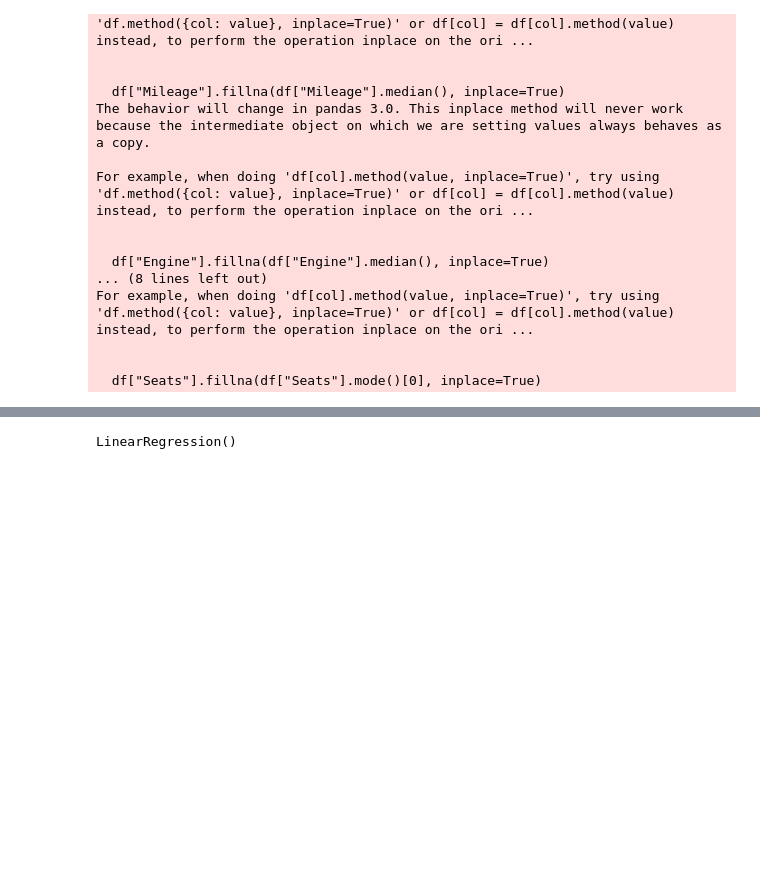
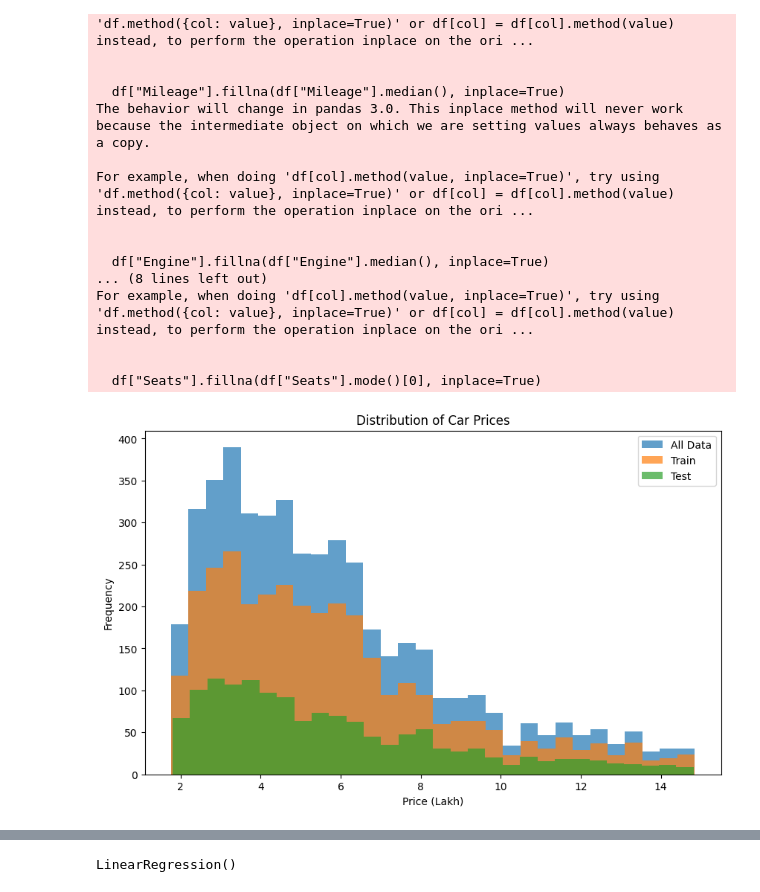
Before and after one commit to IEEE-Galala-University-Student-Branch/Technical-Repo-24-25, a Jupyter notebook: 5) Machine Learning Workshop/Tasks/Task 1/Sollution code.ipynb, the cells around one changed output, grey strips where cells are left out. Cells and saved outputs as stored; diff of their text form; code cells hidden in the pictures; blank space fills up the shorter version.

```diff
--- a/5) Machine Learning Workshop/Tasks/Task 1/Sollution code.ipynb
+++ b/5) Machine Learning Workshop/Tasks/Task 1/Sollution code.ipynb
@@ -119,3 +164,15 @@ y = df["Price"]
 X = X[(y < 1.5 * y.quantile(0.75)) & (y > 0.5 * y.quantile(0.25))]
 y = y[(y < 1.5 * y.quantile(0.75)) & (y > 0.5 * y.quantile(0.25))]
 X_train, X_test, y_train, y_test = train_test_split(X, y, test_size=0.3, random_state=42)
+# %%
+plt.figure(figsize=(10, 6))
+plt.hist(y, bins=30, alpha=0.7, label='All Data')
+plt.hist(y_train, bins=30, alpha=0.7, label='Train')
+plt.hist(y_test, bins=30, alpha=0.7, label='Test')
+plt.xlabel('Price')
+plt.ylabel('Frequency')
+plt.title('Distribution of Car Prices')
+plt.legend()
+plt.show()
+# %% [output]
+[figure, added]
```
Also changed, not shown: parts of 10 cells of this notebook, 8 other files.
